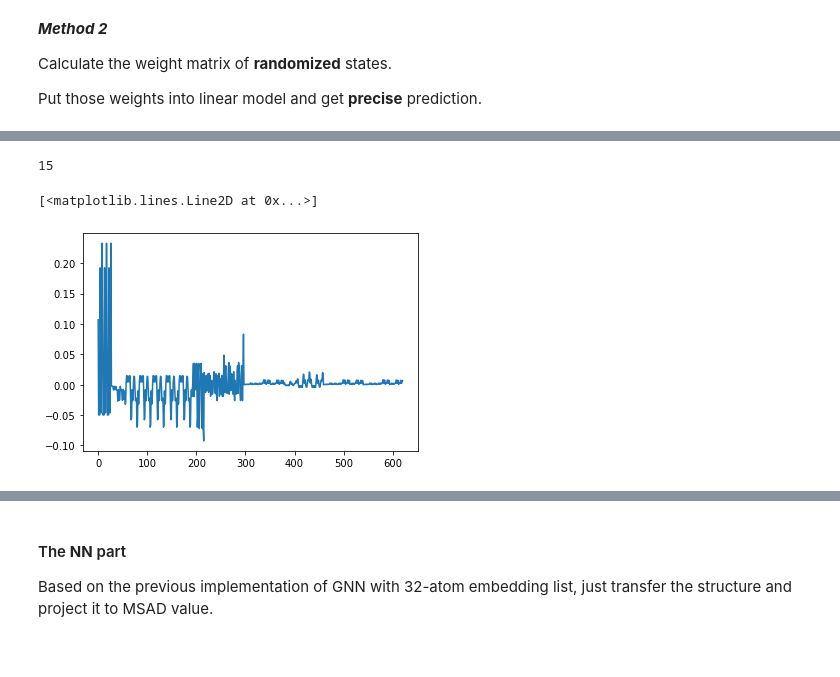
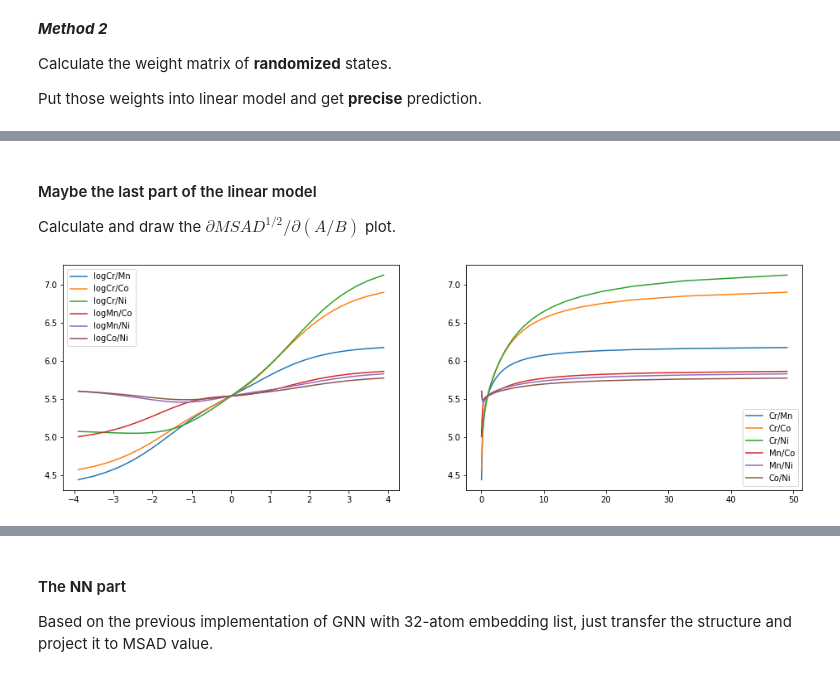
Before and after one commit to wzetto/MATools, a Jupyter notebook: CE_MC/cluster_ce_msad.ipynb, the cells around one changed output, grey strips where cells are left out. Drawn from its saved outputs; the diff is of its cells as text; code cells hidden in the pictures.

```diff
--- a/CE_MC/cluster_ce_msad.ipynb
+++ b/CE_MC/cluster_ce_msad.ipynb
@@ -1978,9 +2073,47 @@ array([5.47127317])
-# %%
-len(np.where(chosen_embed_)[0])
-# %% [output]
-15
-# %%
-plt.plot(ideal_weight_chosen[0])
-# %% [output]
-[<matplotlib.lines.Line2D at 0x...>]
-[figure, removed]
+# %% [markdown]
+#### Maybe the last part of the linear model
+
+Calculate and draw the $\partial{MSAD^{1/2}}/\partial{(A/B)}$ plot.
+# %%
+def ratio_msad(atom_ind1: int, atom_ind2: int):
+    a1, a2 = embed_type[atom_ind1], embed_type[atom_ind2]
+    c_1_list = np.linspace(0.01, 0.49, 100)
+    c_2_list = 0.5 - c_1_list
+    ratio_list = c_1_list/c_2_list
+    log_ratiolist = np.log(ratio_list)
+    msad_predict_list = []
+
+    for c_1, c_2 in zip(c_1_list, c_2_list):
+        atomic_ratio = np.array([0.25, 0.25, 0.25, 0.25])
+        atomic_ratio[[atom_ind1, atom_ind2]] = c_1, c_2
+        ideal_weight = scaler_raw.transform(ce_.ideal_extract(atomic_ratio).reshape(1,-1))
+        ideal_weight_chosen = genetic.embed_extra(embed_book, ideal_weight, chosen_embed_)
+        msad_predict = regr_ga.predict(ideal_weight_chosen)[0]
+
+        msad_predict_list.append(msad_predict)
+
+    return ratio_list, log_ratiolist, msad_predict_list, a1+'/'+a2
+
+# ratio_, msad_, type_ = ratio_msad(0, 1)
+# type_
+# %%
+ce_ratioresult = {}
+embed_type = ['Cr', 'Mn', 'Co', 'Ni']
+
+fig = plt.figure(figsize=(16, 5))
+ax1 = fig.add_subplot(121)
+ax2 = fig.add_subplot(122)
+
+for i, j in combinations(range(4), 2):
+    ratio_predict, logratio_predict, msad_predict, type_predict = ratio_msad(i, j)
+    ce_ratioresult[type_predict+'_ratio'] = ratio_predict
+    ce_ratioresult[type_predict+'_msad'] = msad_predict
+    ax1.plot(logratio_predict, msad_predict, label='log'+type_predict)
+    ax2.plot(ratio_predict, msad_predict, label=type_predict)
+
+ax1.legend()
+ax2.legend()
+
+plt.show()
+# %% [output]
+[figure, added]
```
Also changed, not shown: parts of 30 cells of this notebook, 23 other files.
